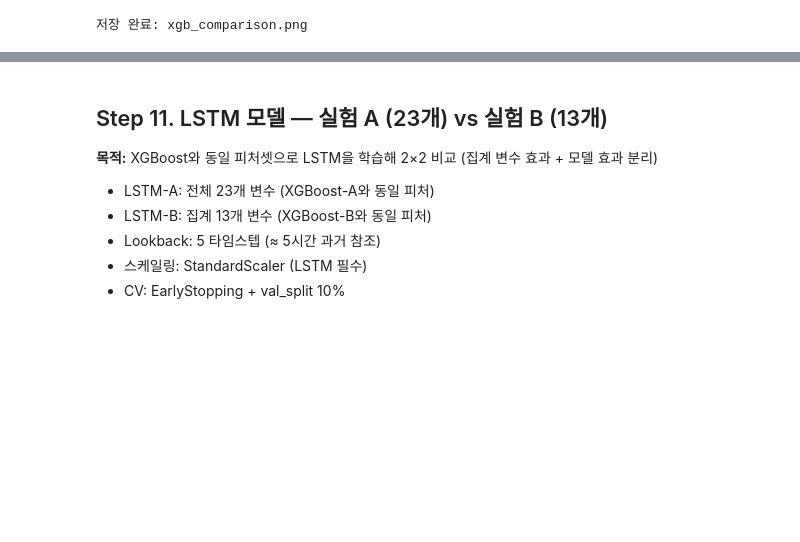
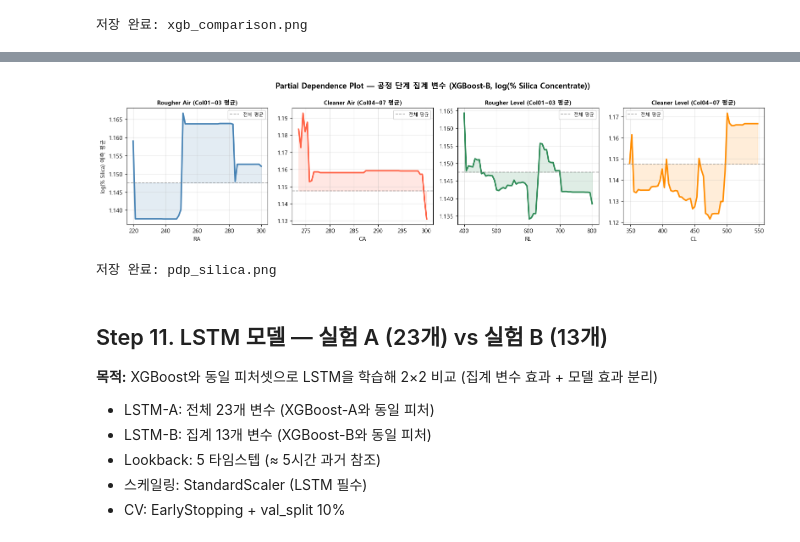
Before and after one commit to HyREX-Comic-Sans/CAPSTONE_Project, a Jupyter notebook: Silica_DOE.ipynb, the cells around one changed output, grey strips where cells are left out. Cells and saved outputs as stored; diff of their text form; code cells hidden in the pictures; blank space fills up the shorter version.

```diff
--- a/Silica_DOE.ipynb
+++ b/Silica_DOE.ipynb
@@ -691,3 +706,58 @@ print('저장 완료: xgb_comparison.png')
+# %%
+# ── Step 6-2. Partial Dependence Plot ───────────────────────────────────────
+import numpy as np
+import matplotlib.pyplot as plt
+
+plt.rcParams["font.family"]        = "Malgun Gothic"
+plt.rcParams["axes.unicode_minus"] = False
+
+def compute_pdp(model, X_df, feat_name, n_grid=60):
+    X_copy = X_df.copy()
+    grid   = np.linspace(X_df[feat_name].quantile(0.05),
+                         X_df[feat_name].quantile(0.95), n_grid)
+    avg_preds = []
+    for val in grid:
+        X_copy[feat_name] = val
+        avg_preds.append(model.predict(X_copy).mean())
+    return grid, np.array(avg_preds)
+
+AGG_VARS   = ["RA", "CA", "RL", "CL"]
+AGG_LABELS = {
+    "RA": "Rougher Air (Col01~03 평균)",
+    "CA": "Cleaner Air (Col04~07 평균)",
+    "RL": "Rougher Level (Col01~03 평균)",
+    "CL": "Cleaner Level (Col04~07 평균)",
+}
+COLORS = ["steelblue", "tomato", "seagreen", "darkorange"]
+
+overall_mean = model_B.predict(X_B_train).mean()
+
+fig, axes = plt.subplots(1, 4, figsize=(16, 4))
+fig.suptitle(
+    "Partial Dependence Plot — 공정 단계 집계 변수 (XGBoost-B, log(% Silica Concentrate))",
+    fontsize=13, fontweight="bold"
+)
+
+for ax, var, color in zip(axes, AGG_VARS, COLORS):
+    grid, avg_pred = compute_pdp(model_B, X_B_train, var)
+
+    ax.plot(grid, avg_pred, color=color, lw=2.5)
+    ax.fill_between(grid, avg_pred, overall_mean, alpha=0.15, color=color)
+    ax.axhline(overall_mean, color="gray", lw=1.2, ls="--", alpha=0.7, label="전체 평균")
+
+    ax.set_title(AGG_LABELS[var], fontsize=10, fontweight="bold")
+    ax.set_xlabel(var, fontsize=10)
+    ax.set_ylabel("log(% Silica) 예측 평균" if var == "RA" else "", fontsize=9)
+    ax.grid(True, alpha=0.3)
+    ax.legend(fontsize=8)
+
+plt.tight_layout()
+plt.savefig("pdp_silica.png", dpi=150, bbox_inches="tight")
+plt.show()
+print("저장 완료: pdp_silica.png")
+# %% [output]
+[figure, added]
+저장 완료: pdp_silica.png
 # %% [markdown]
 ## Step 11. LSTM 모델 — 실험 A (23개) vs 실험 B (13개)
 
```
Also changed, not shown: parts of 7 cells of this notebook, 20 other files.
